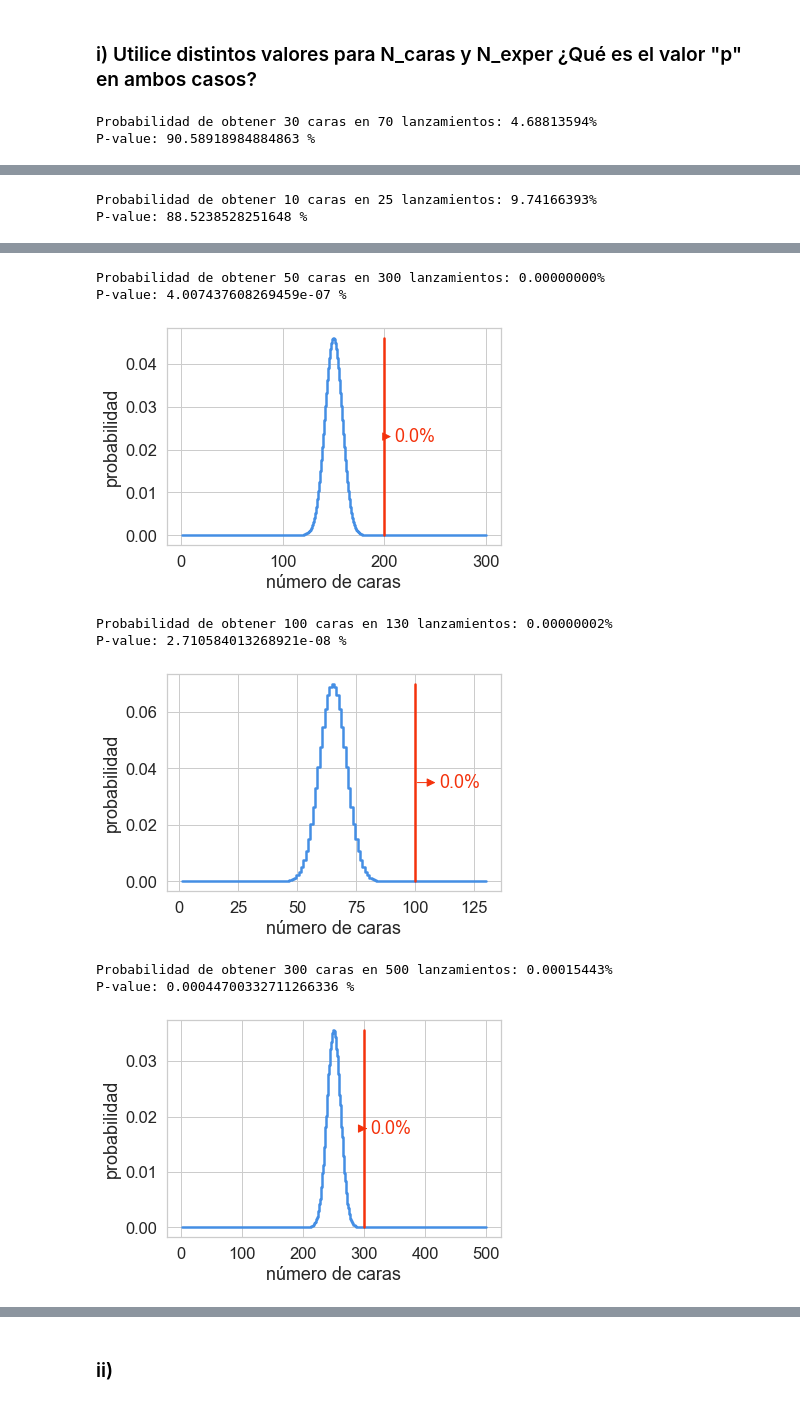
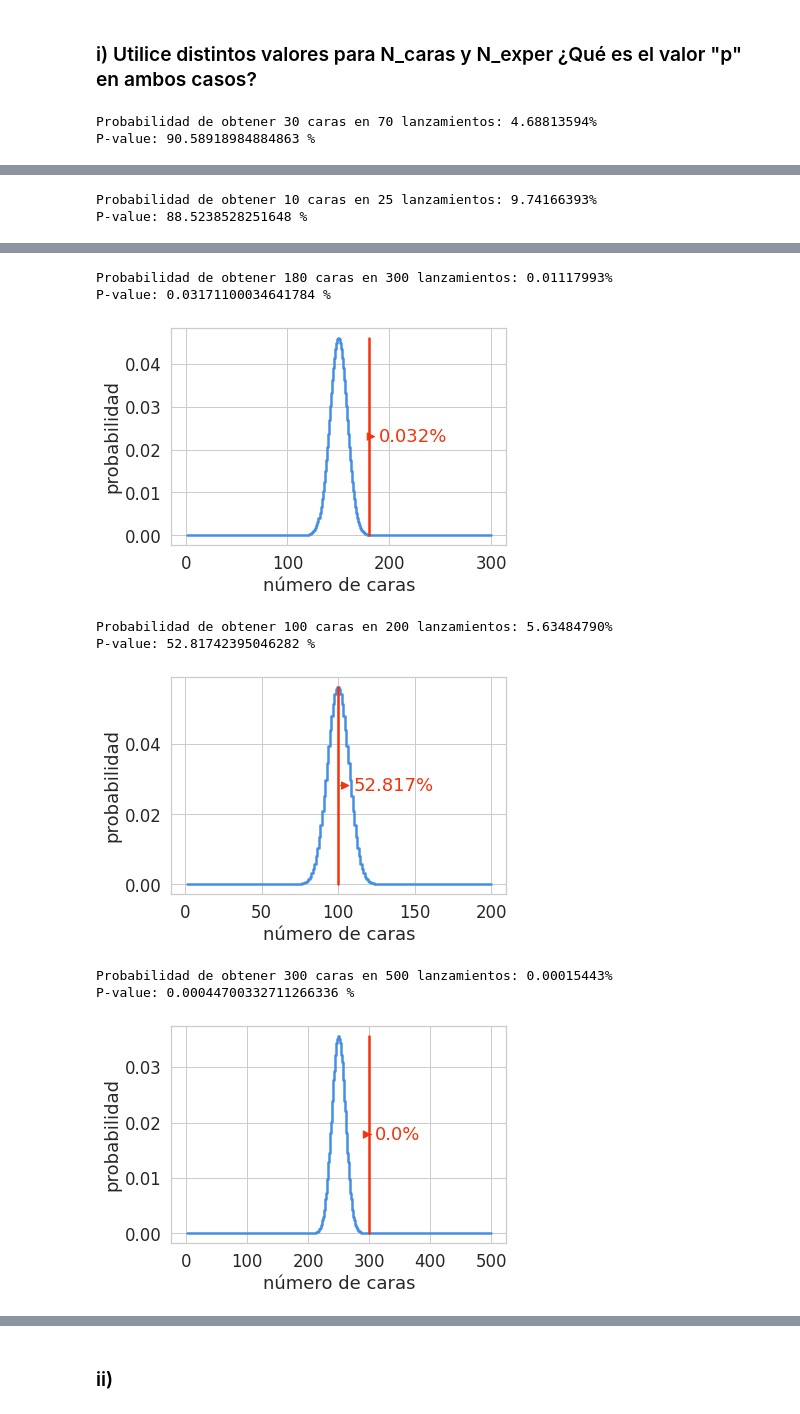
Before and after one commit to dmoram/Laboratorios_Simulacion, a Jupyter notebook: Laboratorio_1.ipynb, the cells around one changed output, grey strips where cells are left out. Cells and saved outputs as stored; diff of their text form; code cells hidden in the pictures.

```diff
--- a/Laboratorio_1.ipynb
+++ b/Laboratorio_1.ipynb
@@ -133,15 +133,15 @@ lanzaMoneda(30, 70)
 print("Probabilidad de obtener 10 caras en 25 lanzamientos: %0.8f%%" % (binom_prob(25,10, 0.5) * 100))
 lanzaMoneda(10, 25)
 
-#50 caras en 300 lanzamientos
-print("Probabilidad de obtener 50 caras en 300 lanzamientos: %0.8f%%" % (binom_prob(300, 50, 0.5) * 100))
-lanzaMoneda(200, 300)
+#180 caras en 300 lanzamientos
+print("Probabilidad de obtener 180 caras en 300 lanzamientos: %0.8f%%" % (binom_prob(300, 180, 0.5) * 100))
+lanzaMoneda(180, 300)
 
-#100 caras en 130 lanzamientos
-print("Probabilidad de obtener 100 caras en 130 lanzamientos: %0.8f%%" % (binom_prob(130, 100, 0.5) * 100))
-lanzaMoneda(100, 130)
-
-#300 caras en 1500 lanzamientos
+#100 caras en 200 lanzamientos
+print("Probabilidad de obtener 100 caras en 200 lanzamientos: %0.8f%%" % (binom_prob(200, 100, 0.5) * 100))
+lanzaMoneda(100, 200)
+7
+#300 caras en 500 lanzamientos
 print("Probabilidad de obtener 300 caras en 500 lanzamientos: %0.8f%%" % (binom_prob(500, 300, 0.5) * 100))
 lanzaMoneda(300, 500)
 # %% [output]
@@ -154,9 +154,9 @@ P-value: 88.5238528251648 %
-Probabilidad de obtener 50 caras en 300 lanzamientos: 0.00000000%
-P-value: 4.007437608269459e-07 %
+Probabilidad de obtener 180 caras en 300 lanzamientos: 0.01117993%
+P-value: 0.03171100034641784 %
-[figure, old version]
+[figure, new version]
-Probabilidad de obtener 100 caras en 130 lanzamientos: 0.00000002%
-P-value: 2.710584013268921e-08 %
+Probabilidad de obtener 100 caras en 200 lanzamientos: 5.63484790%
+P-value: 52.81742395046282 %
-[figure, old version]
+[figure, new version]
 Probabilidad de obtener 300 caras en 500 lanzamientos: 0.00015443%
 P-value: 0.00044700332711266336 %
-[figure, old version]
+[figure, new version]
```
Also changed, not shown: parts of 9 cells of this notebook.
